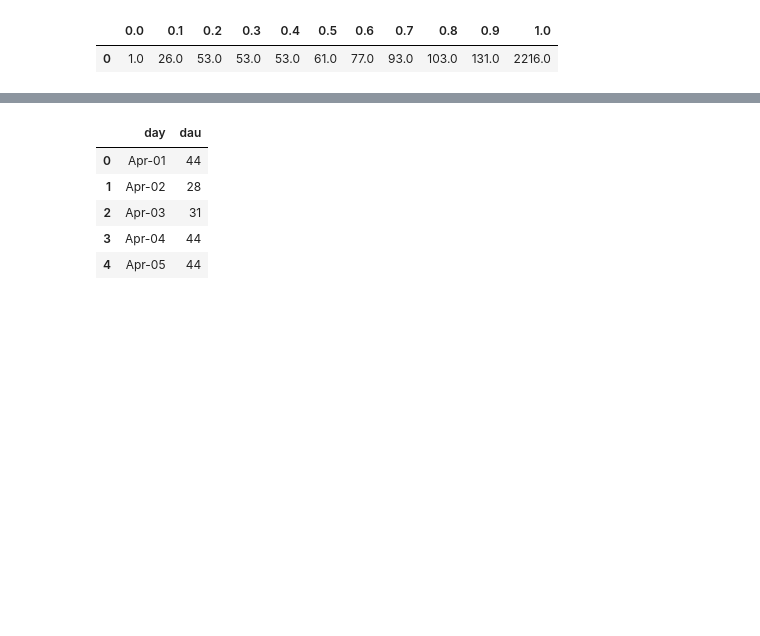
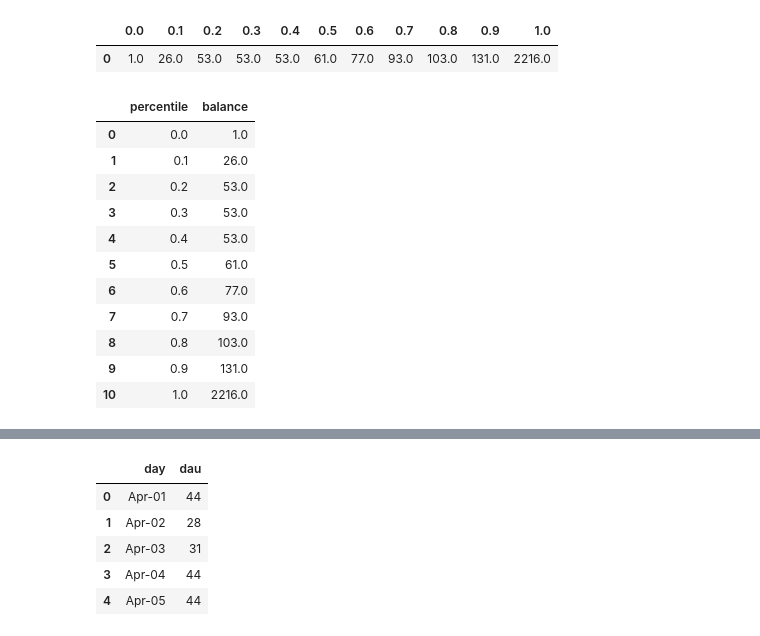
Before and after one commit to BeNormalPlease/Portfolio-Projects, a Jupyter notebook: SQL Unit-Analysis/SQL_unit_economic.ipynb, the cells around one changed output, grey strips where cells are left out. Cells and saved outputs as stored; diff of their text form; code cells hidden in the pictures; blank space fills up the shorter version.

```diff
--- a/SQL Unit-Analysis/SQL_unit_economic.ipynb
+++ b/SQL Unit-Analysis/SQL_unit_economic.ipynb
@@ -91,3 +222,19 @@ pd.io.sql.read_sql(balance, con = engine)
 # %% [output]
 |  | 0.0 | 0.1 | 0.2 | 0.3 | 0.4 | 0.5 | 0.6 | 0.7 | 0.8 | 0.9 | 1.0 |
 | 0 | 1.0 | 26.0 | 53.0 | 53.0 | 53.0 | 61.0 | 77.0 | 93.0 | 103.0 | 131.0 | 2216.0 |
+# %%
+balance_long = bal.melt(var_name = 'percentile', value_name = 'balance')
+balance_long
+# %% [output]
+|  | percentile | balance |
+| 0 | 0.0 | 1.0 |
+| 1 | 0.1 | 26.0 |
+| 2 | 0.2 | 53.0 |
+| 3 | 0.3 | 53.0 |
+| 4 | 0.4 | 53.0 |
+| 5 | 0.5 | 61.0 |
+| 6 | 0.6 | 77.0 |
+| 7 | 0.7 | 93.0 |
+| 8 | 0.8 | 103.0 |
+| 9 | 0.9 | 131.0 |
+| 10 | 1.0 | 2216.0 |
```
Also changed, not shown: parts of 13 cells of this notebook.
